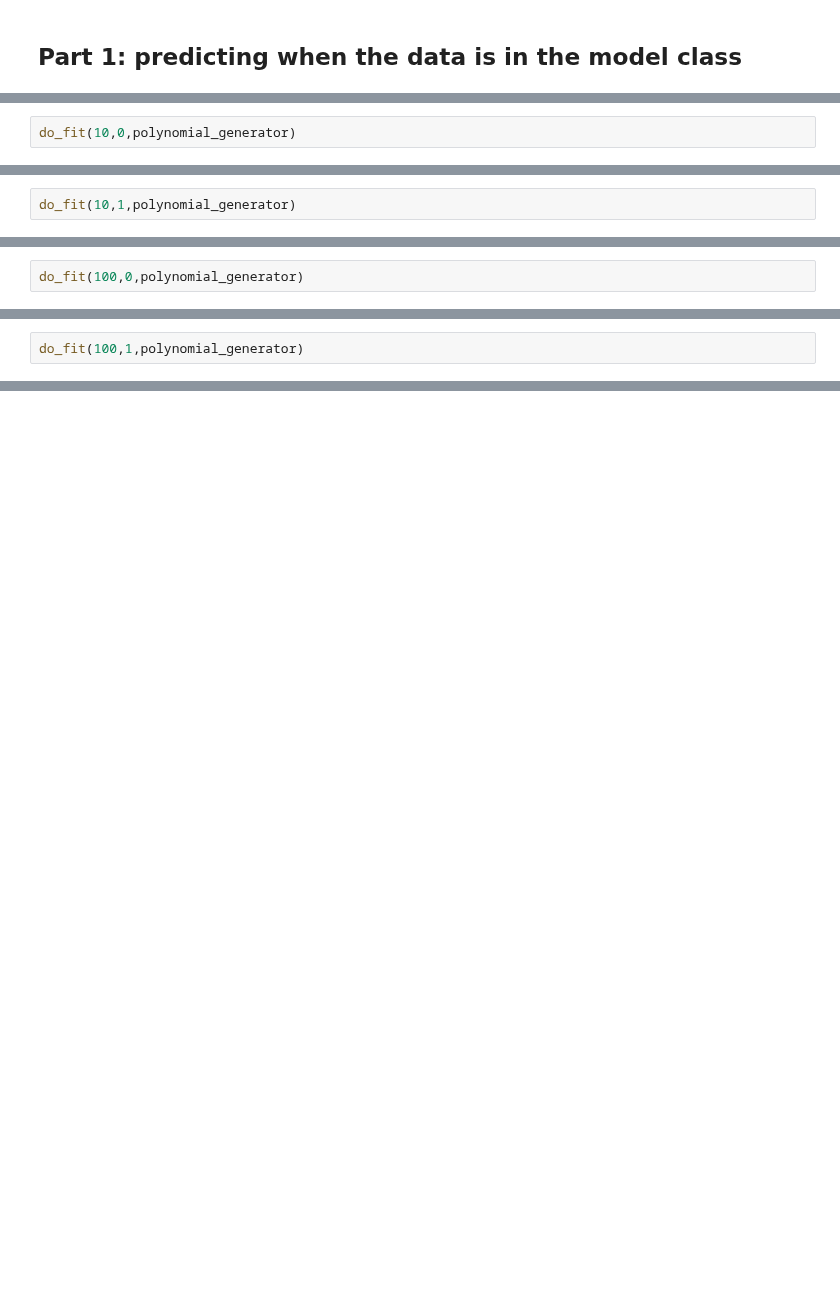
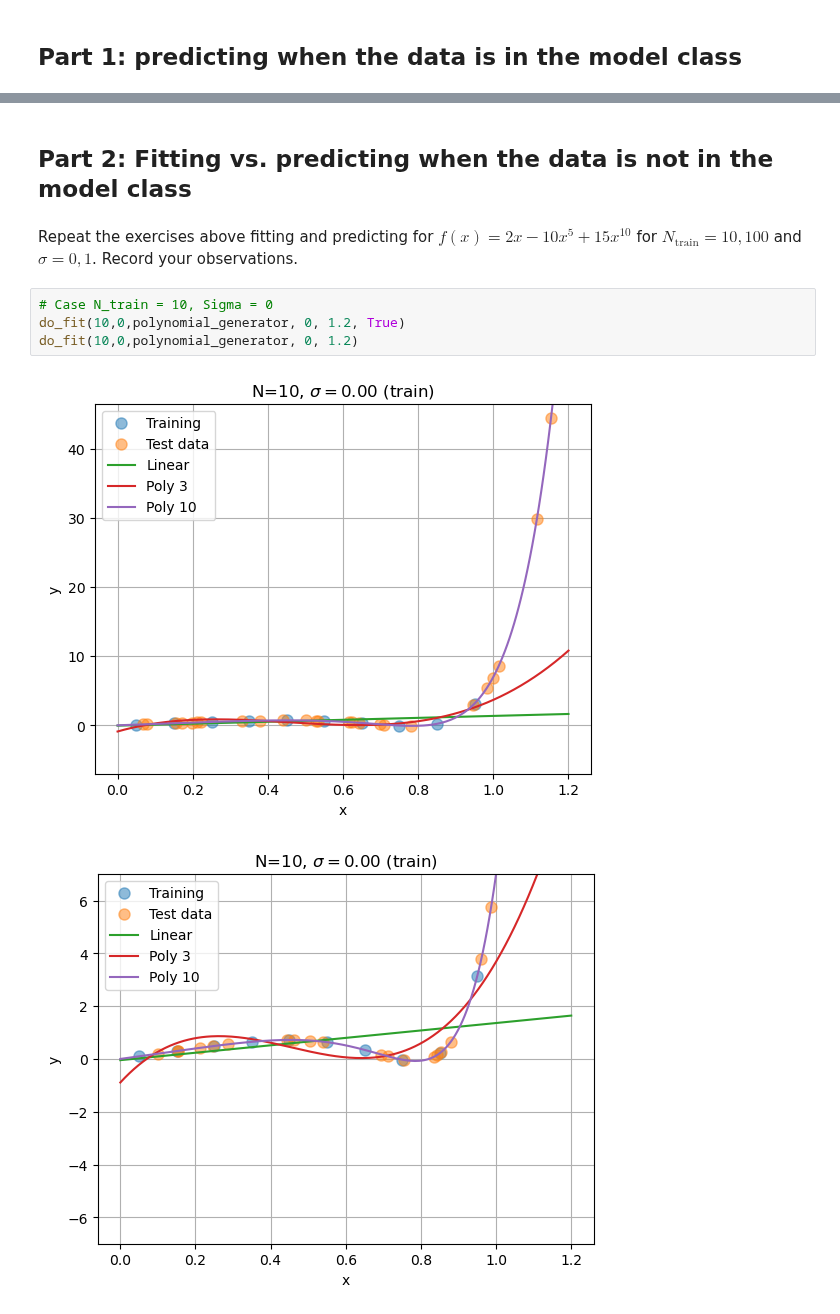
Before and after one commit to MatBarria/phys570, a Jupyter notebook: Homeworks/Homework1/Homework1_part1.ipynb, the cells around one changed output, grey strips where cells are left out. Drawn from its saved outputs; the diff is of its cells as text; blank space fills up the shorter version.

Commit message:
feat: question 1 almost donegit add Homework1_part1.ipynb git add Homework1_part1.ipynb

```diff
--- a/Homeworks/Homework1/Homework1_part1.ipynb
+++ b/Homeworks/Homework1/Homework1_part1.ipynb
@@ -352,2 +470,0 @@ Linear model MSE:  1.0770834582288749
-# %%
-do_fit(10,0,polynomial_generator)
@@ -359,2 +470,0 @@ Linear model MSE:  0.5705096553249711
-# %%
-do_fit(10,1,polynomial_generator)
@@ -373,2 +470,0 @@ Linear model MSE:  198.4990288155395
-# %%
-do_fit(100,0,polynomial_generator)
@@ -380,2 +470,0 @@ Linear model MSE:  0.6075186393369479
-# %%
-do_fit(100,1,polynomial_generator)
@@ -386,0 +476,11 @@ Linear model MSE:  1.620580226001578
+# %% [markdown]
+## Part 2: Fitting vs. predicting when the data is not in the model class
+# %% [markdown]
+Repeat the exercises above fitting and predicting for $f(x)=2x-10x^5+15x^{10}$ for $N_{\mathrm{train}}=10,100$ and $\sigma=0,1$. Record your observations.
+# %%
+# Case N_train = 10, Sigma = 0
+do_fit(10,0,polynomial_generator, 0, 1.2, True)
+do_fit(10,0,polynomial_generator, 0, 1.2)
+# %% [output]
+[figure, added]
+[figure, added]
```
Also changed, not shown: parts of 30 cells of this notebook.
